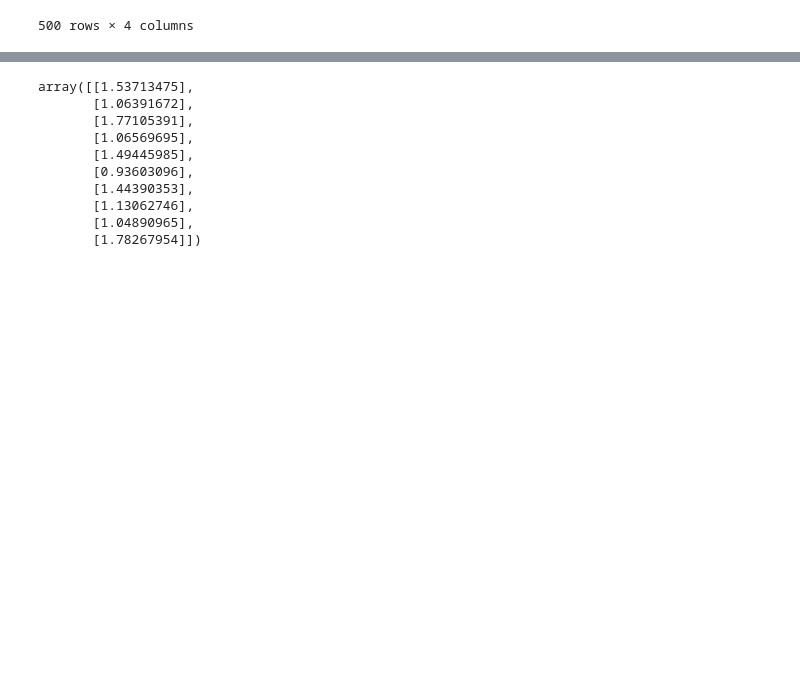
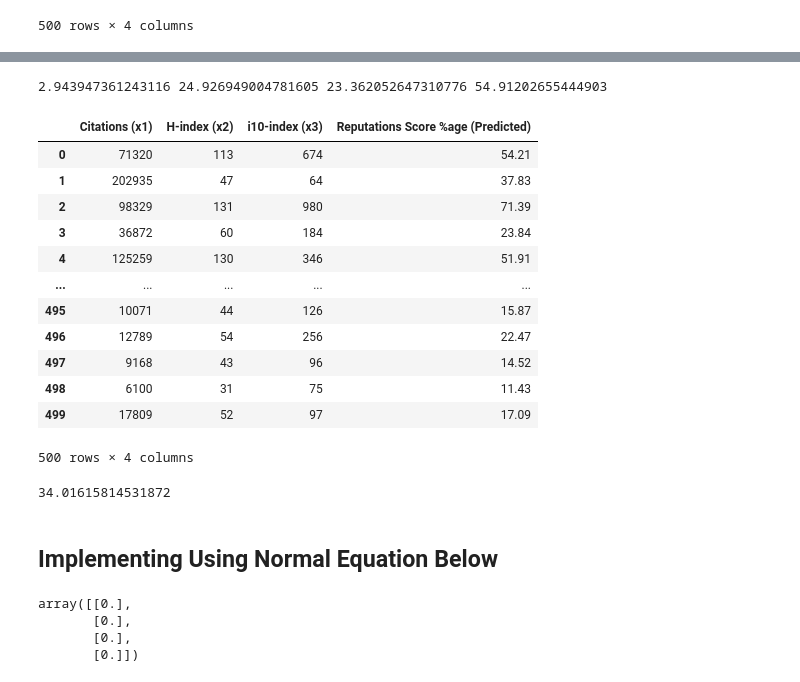
Before and after one commit to ZohaibKhanDeveloper/MachineLearningLabs, a Jupyter notebook: AI-Assignment-MultiVarientLinearRegressionUsingVectors.ipynb, the cells around one changed output, grey strips where cells are left out. Cells and saved outputs as stored; diff of their text form; code cells hidden in the pictures; blank space fills up the shorter version.

Commit message:
MultiVariant Linear regression using vectors are added

```diff
--- a/Multiple-Linear-Regression-UsingVectors.ipynb
+++ b/AI-Assignment-MultiVarientLinearRegressionUsingVectors.ipynb
@@ -176,14 +218,49 @@ def hypothesis(x,w):
-# %%
-initial_prediction = hypothesis(x_vector,w)
-initial_prediction[0:10]
-# %% [output]
-array([[1.53713475],
-       [1.06391672],
-       [1.77105391],
-       [1.06569695],
-       [1.49445985],
-       [0.93603096],
-       [1.44390353],
-       [1.13062746],
-       [1.04890965],
-       [1.78267954]])
+# %%
+b = w[0][0]
+w1 = w[1][0]
+w2 = w[2][0]
+w3 = w[3][0]
+print(b,w1,w2,w3)
+# %% [output]
+2.943947361243116 24.926949004781605 23.362052647310776 54.91202655444903
+# %%
+def predict_repu_score(cit,hx,itx):
+    cit /= 202935
+    hx /= 143
+    itx /= 1539
+    return ((w1*cit)+(w2*hx)+(w3*itx)+b)
+# %%
+citations = dataset["Citations since 2020"].tolist()
+h_index = dataset["h-index since 2020"].tolist()
+i10_index = dataset["i10-index since 2020"].tolist()
+predictions = []
+for i in range(0,500):
+    predictions.append(round(predict_repu_score(citations[i],h_index[i],i10_index[i]),2))
+# %%
+predictions_data = pd.DataFrame({
+ "Citations (x1)":citations,
+  "H-index (x2)": h_index,
+  "i10-index (x3)":i10_index,
+  "Reputations Score %age (Predicted)": predictions
+})
+predictions_data
+# %% [output]
+|  | Citations (x1) | H-index (x2) | i10-index (x3) | Reputations Score %age (Predicted) |
+| 0 | 71320 | 113 | 674 | 54.21 |
+| 1 | 202935 | 47 | 64 | 37.83 |
+| 2 | 98329 | 131 | 980 | 71.39 |
+| 3 | 36872 | 60 | 184 | 23.84 |
+| 4 | 125259 | 130 | 346 | 51.91 |
+| ... | ... | ... | ... | ... |
+| 495 | 10071 | 44 | 126 | 15.87 |
+| 496 | 12789 | 54 | 256 | 22.47 |
+| 497 | 9168 | 43 | 96 | 14.52 |
+| 498 | 6100 | 31 | 75 | 11.43 |
+| 499 | 17809 | 52 | 97 | 17.09 |
+500 rows × 4 columns
+# %%
+predict_repu_score(78529,89,193)
+# %% [output]
+34.01615814531872
+# %% [markdown]
+<h2>Implementing Using Normal Equation Below</h2>
@@ -189,0 +271,8 @@ array([[1.53713475],
+# %%
+w = np.zeros((4,1))
+w
+# %% [output]
+array([[0.],
+       [0.],
+       [0.],
+       [0.]])
```
Also changed, not shown: parts of 23 cells of this notebook.
